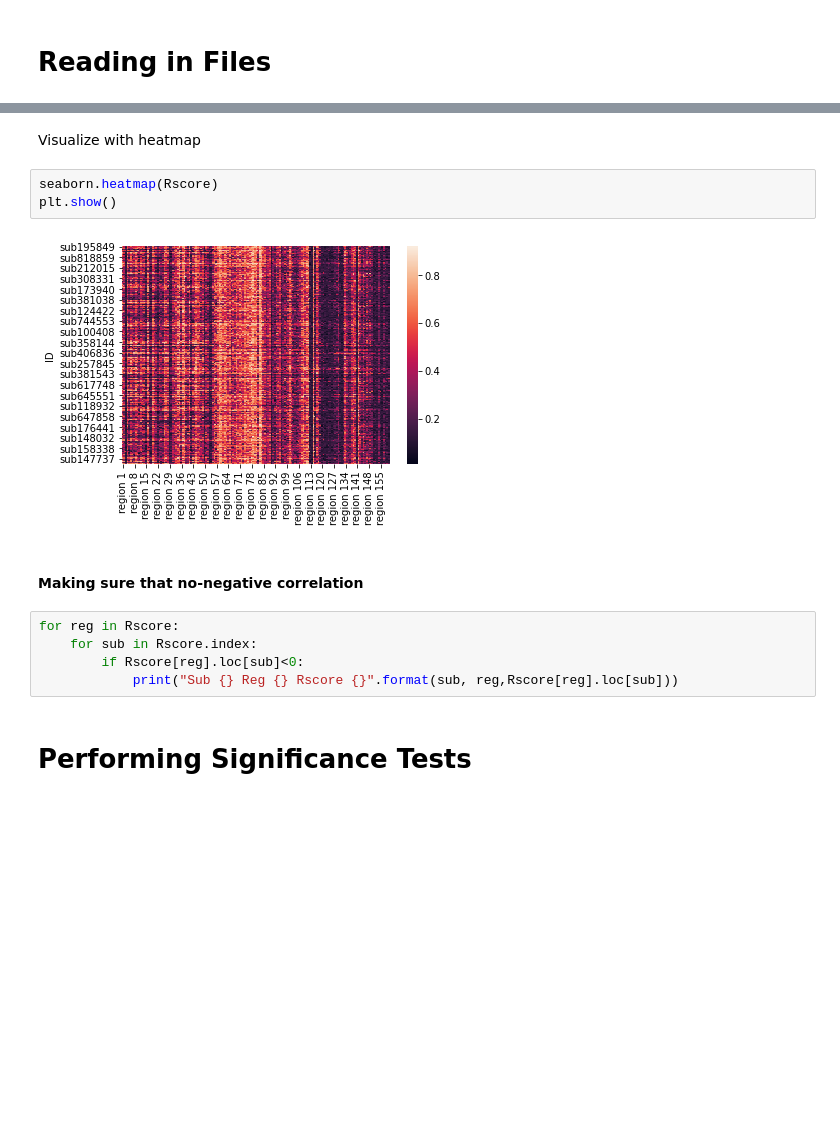
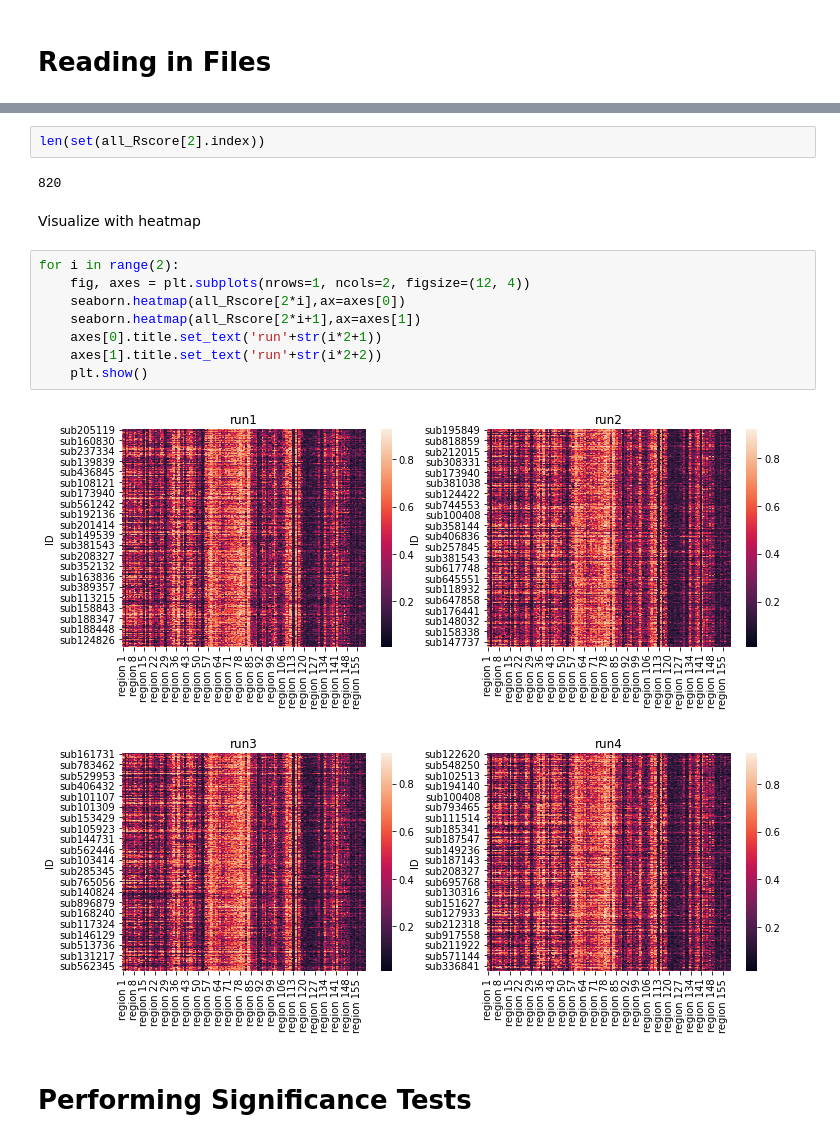
Before and after one commit to DylanYang7225/FMRI-Analysis, a Jupyter notebook: part1_Mean_Variance_and_Standard_Deviation.ipynb, the cells around one changed output, grey strips where cells are left out. Cells and saved outputs as stored; diff of their text form; blank space fills up the shorter version.

```diff
--- a/part1_Mean_Variance_and_Standard_Deviation.ipynb
+++ b/part1_Mean_Variance_and_Standard_Deviation.ipynb
@@ -56,17 +44,20 @@ Rscore
+# %%
+len(set(all_Rscore[2].index))
+# %% [output]
+820
 # %% [markdown]
 Visualize with heatmap
-# %%
-seaborn.heatmap(Rscore)
-plt.show()
-# %% [output]
-[figure, removed]
-# %% [markdown]
-#### Making sure that no-negative correlation
-# %%
-for reg in Rscore:
-    for sub in Rscore.index:
-        if Rscore[reg].loc[sub]<0:
-            print("Sub {} Reg {} Rscore {}".format(sub, reg,Rscore[reg].loc[sub]))
+# %%
+for i in range(2):
+    fig, axes = plt.subplots(nrows=1, ncols=2, figsize=(12, 4))
+    seaborn.heatmap(all_Rscore[2*i],ax=axes[0])
+    seaborn.heatmap(all_Rscore[2*i+1],ax=axes[1])
+    axes[0].title.set_text('run'+str(i*2+1))
+    axes[1].title.set_text('run'+str(i*2+2))
+    plt.show()
+# %% [output]
+[figure, added]
+[figure, added]
 # %% [markdown]
 # Performing Significance Tests
 # %% [markdown]
```
Also changed, not shown: parts of 26 cells of this notebook, 3 other files.
